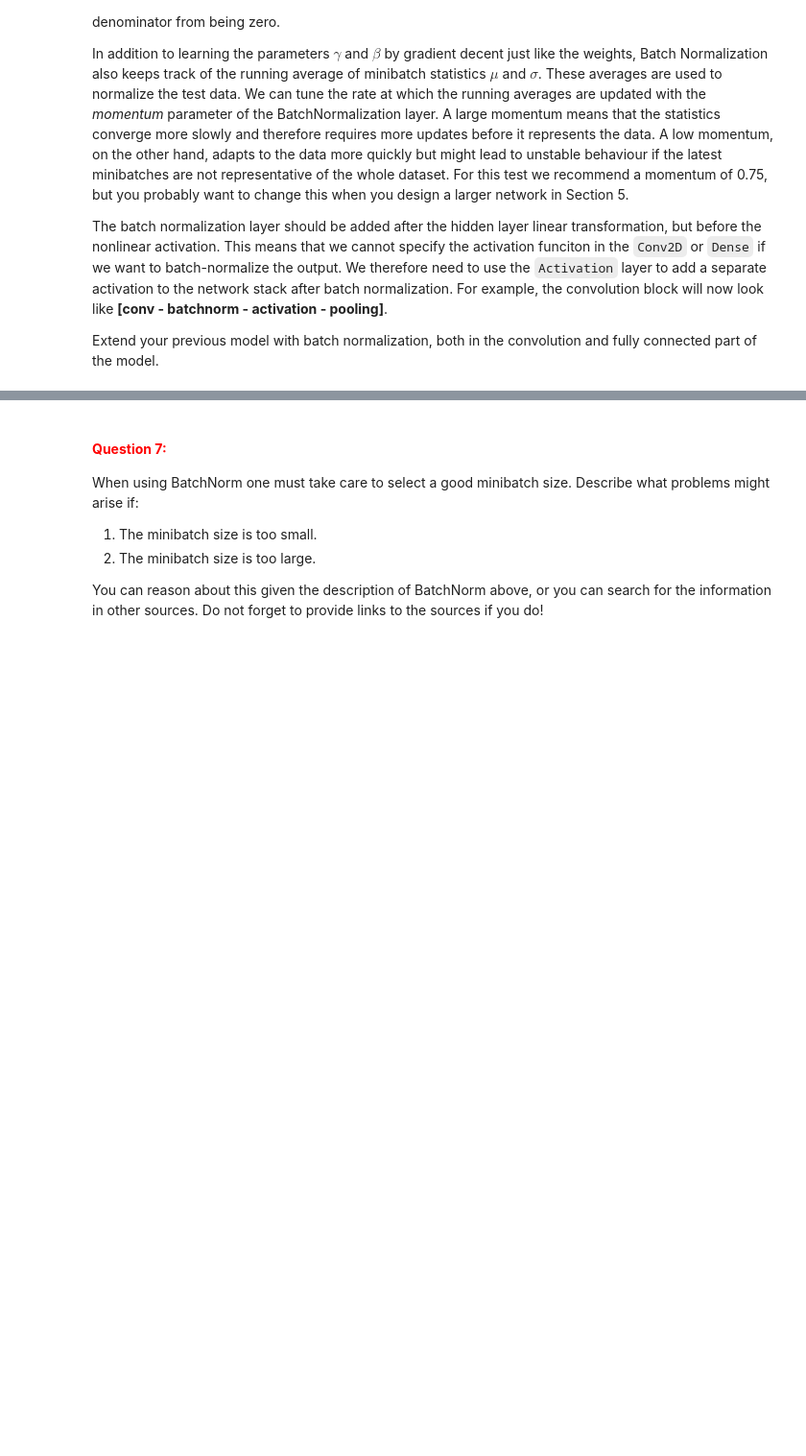
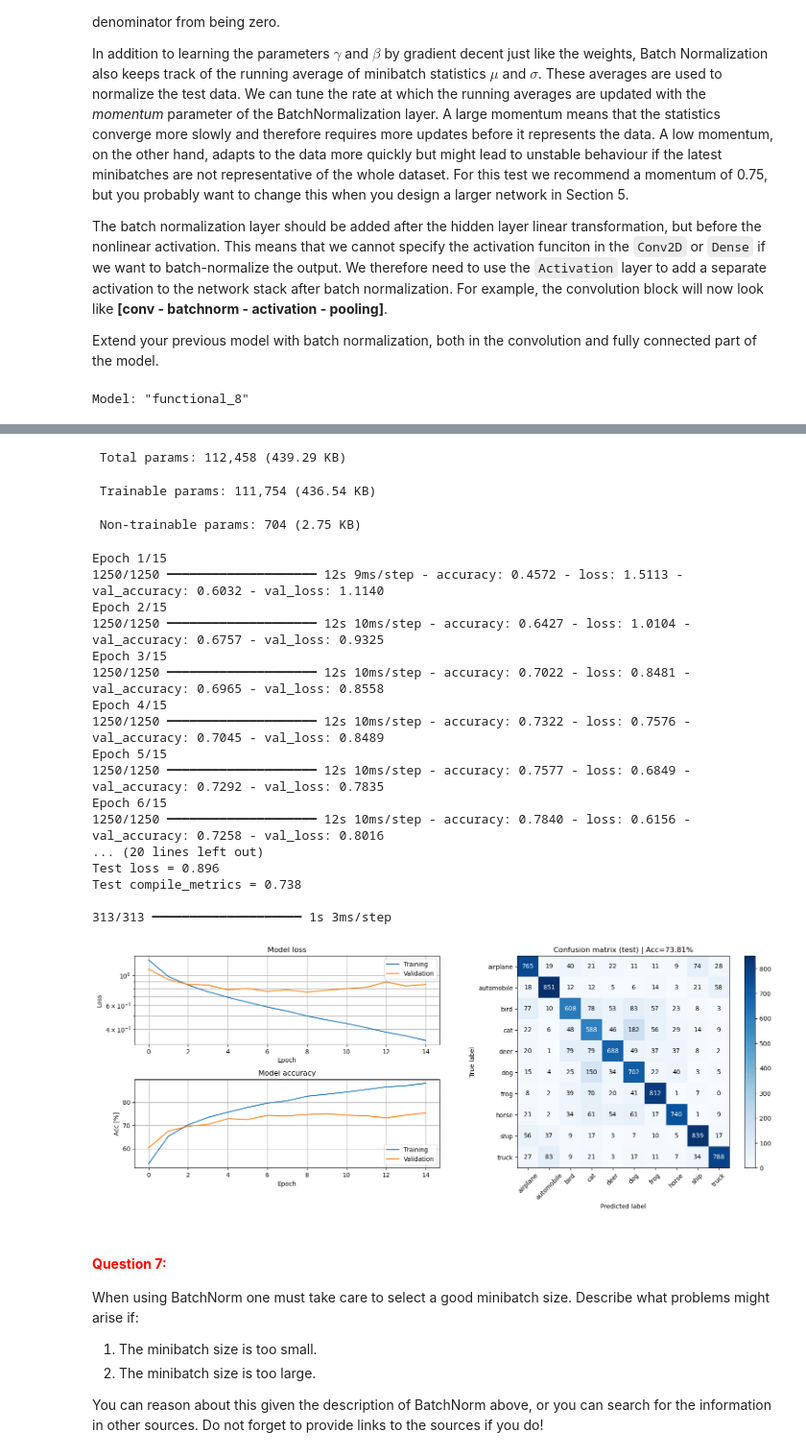
Before and after one commit to axest556/TBMI26-Neural-Networks, a Jupyter notebook: LabCodes/A2_DeepLearning/CIFAR10-Lab.ipynb, the cells around one changed output, grey strips where cells are left out. Shown at 96% size. Saved outputs shown, nothing was run; the diff lists cells and outputs as text; code cells hidden in the pictures; blank space fills up the shorter version.

```diff
--- a/LabCodes/A2_DeepLearning/CIFAR10-Lab.ipynb
+++ b/LabCodes/A2_DeepLearning/CIFAR10-Lab.ipynb
@@ -421,0 +449,45 @@ TrainModelAndPlotResults(CreateBatchNormModel)
+# %%
+from keras.layers import BatchNormalization, Activation
+
+def CreateBatchNormModel():
+
+    x_in = Input(shape=X_train.shape[1:])
+
+    # --------------------------------------------
+    # === Your code here =========================
+    # --------------------------------------------
+
+    ### Block 1
+    x = Conv2D(32, (3,3), padding='same')(x_in)
+    x = BatchNormalization(momentum=0.75)(x)  # Batch Normalization after Conv
+    x = Activation('relu')(x)  # Separate Activation layer
+    x = MaxPooling2D(pool_size=(3,3))(x)
+
+    ### Block 2
+    x = Conv2D(64, (3,3), padding='same')(x)
+    x = BatchNormalization(momentum=0.75)(x)
+    x = Activation('relu')(x)
+    x = MaxPooling2D(pool_size=(3,3))(x)
+
+    ### Block 3
+    x = Conv2D(128, (3,3), padding='same')(x)
+    x = BatchNormalization(momentum=0.75)(x)
+    x = Activation('relu')(x)
+    x = MaxPooling2D(pool_size=(3,3))(x)
+
+    ### CLASSIFICATION
+    x = Flatten()(x)
+    x = Dense(128)(x)
+    x = BatchNormalization(momentum=0.75)(x)
+    x = Activation('relu')(x)
+    x = Dense(10, activation='softmax')(x)
+
+    # ============================================
+
+    model = Model(inputs=x_in, outputs=x)
+    return model
+
+# Run training on the BatchNorm model
+TrainModelAndPlotResults(CreateBatchNormModel)
+# %% [output]
+Model: "functional_8"
@@ -422,3 +511,24 @@ TrainModelAndPlotResults(CreateBatchNormModel)
+ Total params: 112,458 (439.29 KB)
+ Trainable params: 111,754 (436.54 KB)
+ Non-trainable params: 704 (2.75 KB)
+Epoch 1/15
+1250/1250 ━━━━━━━━━━━━━━━━━━━━ 12s 9ms/step - accuracy: 0.4572 - loss: 1.5113 - val_accuracy: 0.6032 - val_loss: 1.1140
+Epoch 2/15
+1250/1250 ━━━━━━━━━━━━━━━━━━━━ 12s 10ms/step - accuracy: 0.6427 - loss: 1.0104 - val_accuracy: 0.6757 - val_loss: 0.9325
+Epoch 3/15
+1250/1250 ━━━━━━━━━━━━━━━━━━━━ 12s 10ms/step - accuracy: 0.7022 - loss: 0.8481 - val_accuracy: 0.6965 - val_loss: 0.8558
+Epoch 4/15
+1250/1250 ━━━━━━━━━━━━━━━━━━━━ 12s 10ms/step - accuracy: 0.7322 - loss: 0.7576 - val_accuracy: 0.7045 - val_loss: 0.8489
+Epoch 5/15
+1250/1250 ━━━━━━━━━━━━━━━━━━━━ 12s 10ms/step - accuracy: 0.7577 - loss: 0.6849 - val_accuracy: 0.7292 - val_loss: 0.7835
+Epoch 6/15
+1250/1250 ━━━━━━━━━━━━━━━━━━━━ 12s 10ms/step - accuracy: 0.7840 - loss: 0.6156 - val_accuracy: 0.7258 - val_loss: 0.8016
+... (20 lines left out)
+Test loss = 0.896
+Test compile_metrics = 0.738
+
+313/313 ━━━━━━━━━━━━━━━━━━━━ 1s 3ms/step
+[figure, added]
 # %% [markdown]
 #### **<span style="color:red">Question 7:</span>**
 When using BatchNorm one must take care to select a good minibatch size. Describe what problems might arise if:
```
Also changed, not shown: parts of 15 cells of this notebook, 1 other file.
